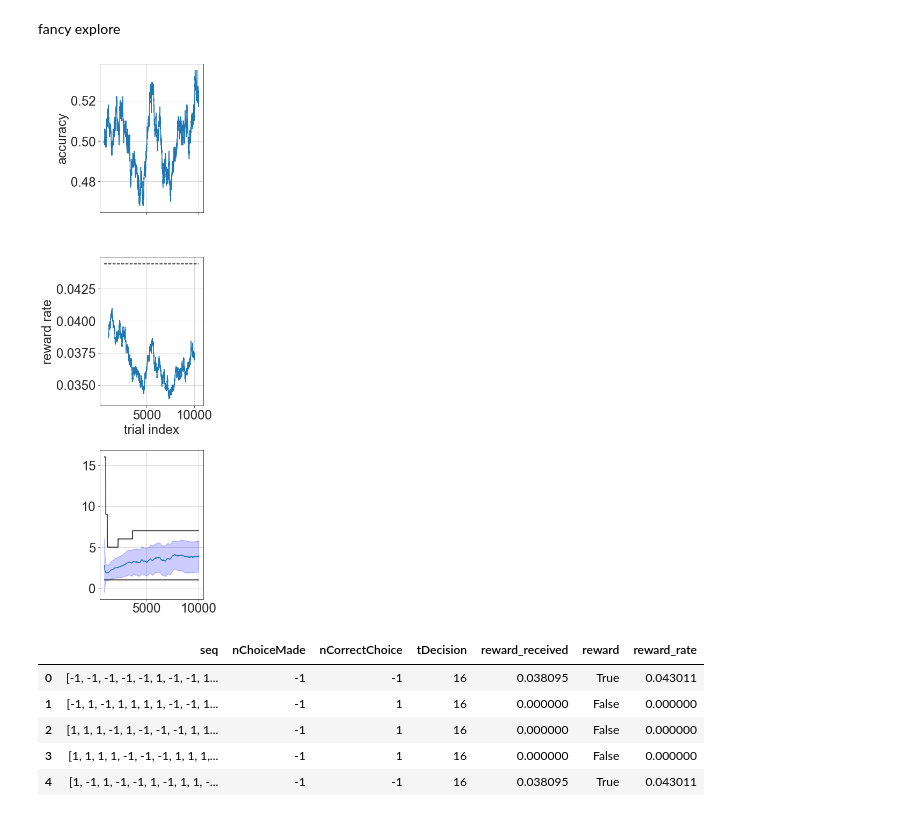
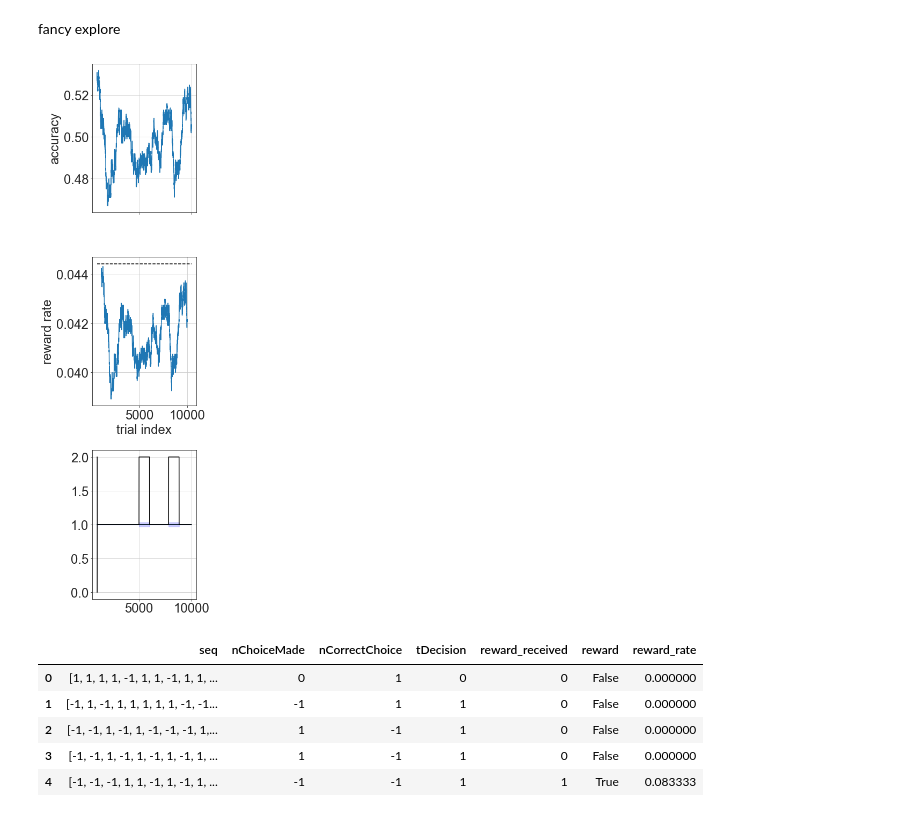
Before and after one commit to amimem/tokens_task, a Jupyter notebook: notebooks/tokens_task_analysis_RL_onerun.ipynb, the cells around one changed output. Saved outputs shown, nothing was run; the diff lists cells and outputs as text; code cells hidden in the pictures.

```diff
--- a/notebooks/tokens_task_analysis_RL_onerun.ipynb
+++ b/notebooks/tokens_task_analysis_RL_onerun.ipynb
@@ -172,45 +201,46 @@ fancy explore
 T=15
 # %%
 fig,ax=pl.subplots(3,1,figsize=(5,15))
-dataroot='../storage/tokens-v0_q-learning_seed7_20-04-14-08-23-52'
+dataroot='../storage/tokens-v0_q-learning_seed0_20-04-27-12-02-08'
 
 gamma=1/4
 
 df_sarsa=pd.read_csv(dataroot+'/log.csv',sep=',')
-df_sarsa.trajectory=df_sarsa.trajectory.apply(lambda row: np.asarray([int(x) for x in row[1:-1].split(', ')]))
+df_sarsa.trajectory=df_sarsa.trajectory.apply(lambda row: np.asarray([int(x) for x in row[1:-1].split(', ')])) # tarjectory is string, turn it to numpy array
 df_sarsa.rename(columns={'trajectory':'seq'},inplace=True)
 df_sarsa.rename(columns={'choice_made':'nChoiceMade'},inplace=True)
 df_sarsa.rename(columns={'correct_choice':'nCorrectChoice'},inplace=True)
 df_sarsa.rename(columns={'decision_time':'tDecision'},inplace=True)
-df_sarsa.seq=df_sarsa.seq.apply(lambda row: np.diff(row))
+df_sarsa_copy = df_sarsa.copy()
+df_sarsa.seq=df_sarsa.seq.apply(lambda row: np.diff(row)) # difference between consecutive elements, show we went left or right at each timestep
 df_sarsa['reward']=(df_sarsa.nChoiceMade==df_sarsa.nCorrectChoice)
 df_sarsa['reward_rate']=df_sarsa['reward']/(df_sarsa.tDecision+gamma*(T-df_sarsa.tDecision)+7.5)
 df_sarsa.reward.rolling(window=1000).mean().plot.line(ax=ax[0])
 df_sarsa.reward_rate.rolling(window=1000).mean().plot.line(ax=ax[1])
 ax[1].plot(ax[1].get_xlim(),[(1/2)/(T/4+7.5)]*2,'k--')
 df_sarsa.tDecision.rolling(window=1000).mean().plot.line(ax=ax[2])
 me=df_sarsa.tDecision.rolling(window=1000).mean()
 std=df_sarsa.tDecision.rolling(window=1000).std()
 maxval=df_sarsa.tDecision.rolling(window=1000).max()
 minval=df_sarsa.tDecision.rolling(window=1000).min()
 ax[2].fill_between(range(len(me)), me - std, me + std,color='b', alpha=0.2)
 ax[2].plot(minval,'k-')
 ax[2].plot(maxval,'k-')
 ax[0].set_xticklabels([])
 # ax[1].plot([0,100000], 0.03724601256317603*np.ones((2,)),'k--')
 # ax[0].plot([0,100000], 0.74*np.ones((2,)),'k--')
 ax[1].set_xlabel('trial index')
 ax[0].set_ylabel('accuracy')
 ax[1].set_ylabel('reward rate')
 fig.tight_layout()
 # %% [output]
-[figure, old version]
+[figure, new version]
 # %%
 df_sarsa.head()
 # %% [output]
 |  | seq | nChoiceMade | nCorrectChoice | tDecision | reward_received | reward | reward_rate |
-| 0 | [-1, -1, -1, -1, -1, 1, -1, -1, 1... | -1 | -1 | 16 | 0.038095 | True | 0.043011 |
-| 1 | [-1, 1, -1, 1, 1, 1, 1, -1, -1, 1... | -1 | 1 | 16 | 0.000000 | False | 0.000000 |
-| 2 | [1, 1, 1, -1, 1, -1, -1, -1, 1, 1... | -1 | 1 | 16 | 0.000000 | False | 0.000000 |
-| 3 | [1, 1, 1, 1, -1, -1, -1, 1, 1, 1,... | -1 | 1 | 16 | 0.000000 | False | 0.000000 |
-| 4 | [1, -1, 1, -1, -1, 1, -1, 1, 1, -... | -1 | -1 | 16 | 0.038095 | True | 0.043011 |
+| 0 | [1, 1, 1, 1, -1, 1, 1, -1, 1, 1, ... | 0 | 1 | 0 | 0 | False | 0.000000 |
+| 1 | [-1, 1, -1, 1, 1, 1, 1, 1, -1, -1... | -1 | 1 | 1 | 0 | False | 0.000000 |
+| 2 | [-1, -1, 1, -1, 1, -1, -1, -1, 1,... | 1 | -1 | 1 | 0 | False | 0.000000 |
+| 3 | [-1, -1, 1, -1, 1, -1, 1, -1, 1, ... | 1 | -1 | 1 | 0 | False | 0.000000 |
+| 4 | [-1, -1, -1, 1, 1, -1, 1, -1, 1, ... | -1 | -1 | 1 | 1 | True | 0.083333 |
```
Also changed, not shown: parts of 10 cells of this notebook.
